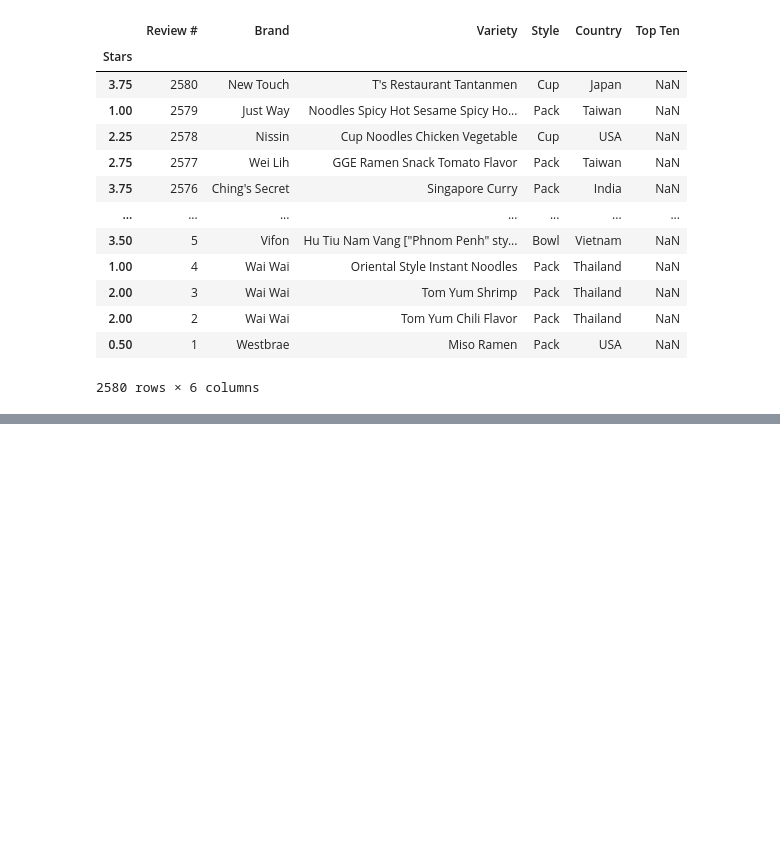
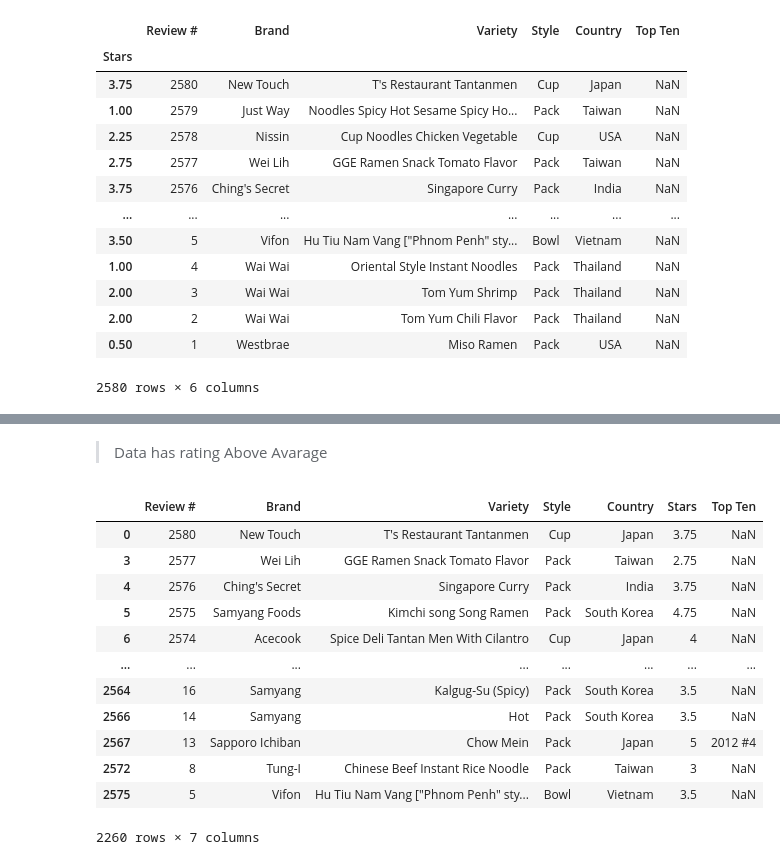
Before and after one commit to AhmedRamadan433/Machine_Learning_Road, a Jupyter notebook: Python Libraries/Pandas/Indexing_Selection_on_Pandas.ipynb, the cells around one changed output, grey strips where cells are left out. Cells and saved outputs as stored; diff of their text form; code cells hidden in the pictures; blank space fills up the shorter version.

```diff
--- a/Python Libraries/Pandas/Indexing_Selection_on_Pandas.ipynb
+++ b/Python Libraries/Pandas/Indexing_Selection_on_Pandas.ipynb
@@ -152,0 +188,19 @@ test_df
+# %% [markdown]
+>Data has rating Above Avarage
+# %%
+st_col = pd.to_numeric(df.Stars, errors='coerce')
+(df.loc[st_col> 2.5])
+# %% [output]
+|  | Review # | Brand | Variety | Style | Country | Stars | Top Ten |
+| 0 | 2580 | New Touch | T's Restaurant Tantanmen | Cup | Japan | 3.75 | NaN |
+| 3 | 2577 | Wei Lih | GGE Ramen Snack Tomato Flavor | Pack | Taiwan | 2.75 | NaN |
+| 4 | 2576 | Ching's Secret | Singapore Curry | Pack | India | 3.75 | NaN |
+| 5 | 2575 | Samyang Foods | Kimchi song Song Ramen | Pack | South Korea | 4.75 | NaN |
+| 6 | 2574 | Acecook | Spice Deli Tantan Men With Cilantro | Cup | Japan | 4 | NaN |
+| ... | ... | ... | ... | ... | ... | ... | ... |
+| 2564 | 16 | Samyang | Kalgug-Su (Spicy) | Pack | South Korea | 3.5 | NaN |
+| 2566 | 14 | Samyang | Hot | Pack | South Korea | 3.5 | NaN |
+| 2567 | 13 | Sapporo Ichiban | Chow Mein | Pack | Japan | 5 | 2012 #4 |
+| 2572 | 8 | Tung-I | Chinese Beef Instant Rice Noodle | Pack | Taiwan | 3 | NaN |
+| 2575 | 5 | Vifon | Hu Tiu Nam Vang ["Phnom Penh" sty... | Bowl | Vietnam | 3.5 | NaN |
+2260 rows × 7 columns
```
Also changed, not shown: parts of 13 cells of this notebook.
